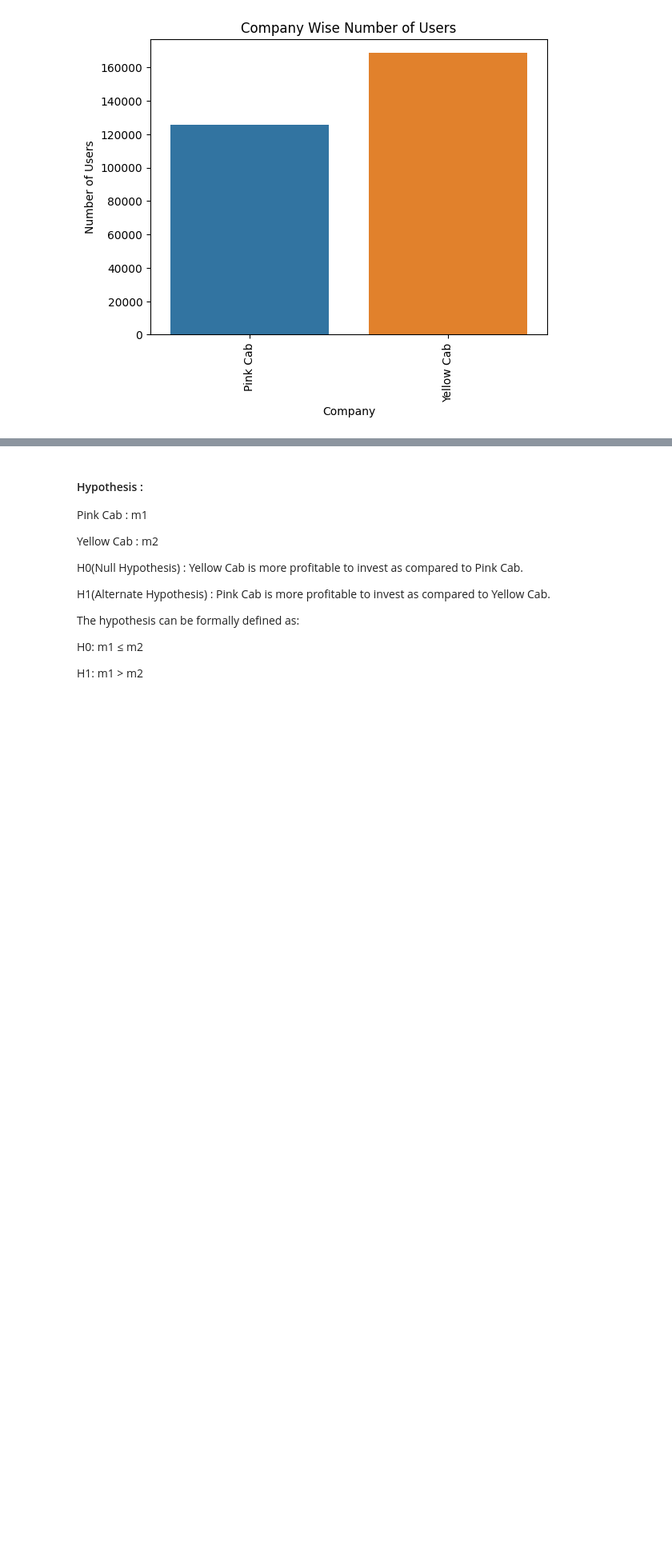
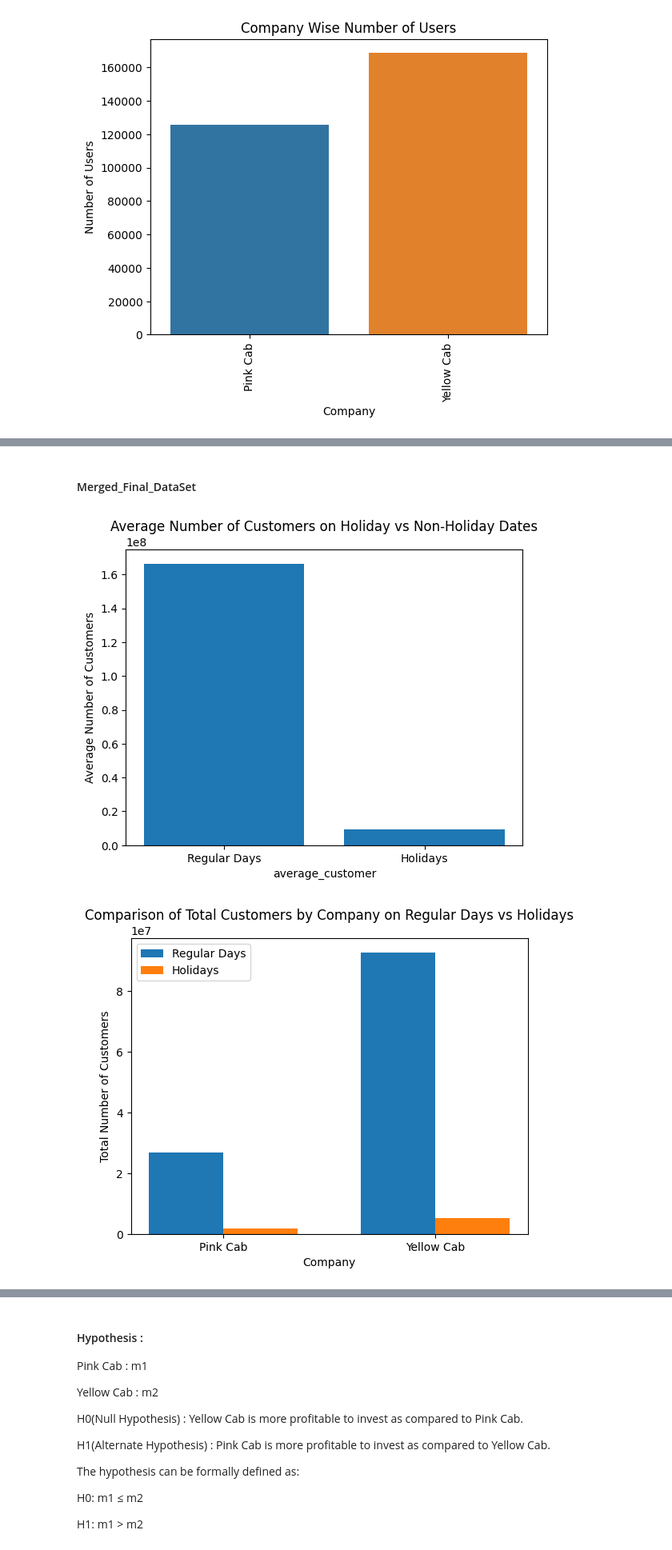
Before and after one commit to vasuvs45/G2M_Cab_Investement, a Jupyter notebook: DataAnalysis_Week2.ipynb, the cells around one changed output, grey strips where cells are left out. Shown at 80% size. Cells and saved outputs as stored; diff of their text form; code cells hidden in the pictures; blank space fills up the shorter version.

```diff
--- a/DataAnalysis_Week2.ipynb
+++ b/DataAnalysis_Week2.ipynb
@@ -376,0 +394,73 @@ plt.show()
+# %% [markdown]
+#### Merged_Final_DataSet
+# %%
+import pandas as pd
+import numpy as np
+import seaborn as sns
+import matplotlib.pyplot as plt
+final_data_set=pd.read_csv('final_data.csv')
+final_data_set.columns
+df_cab = pd.read_csv('Cab_Data.csv')
+df_holiday = pd.read_csv('US Holiday Dates (2004-2021).csv')
+#cab_df = pd.read_csv('YOURDIRECTORY/Cab_Data.csv')
+final_data_set['Date of Travelling'] = pd.to_datetime(df_cab['Date of Travel'], origin='1899-12-30', unit='D')
+#final_data_set['Date of Travel'] = final_data_set['Date of Travel'].dt.strftime('%-m/%-d/%Y')
+final_data_set['Date of Travelling']
+final_data_set['travel_date']=  pd.to_datetime(final_data_set['Date of Travelling'])
+df_holiday['holiday_date'] = pd.to_datetime(df_holiday['Date'])
+
+
+final_data_set['Number of Customers'] = final_data_set.groupby('travel_date')['Transaction ID'].transform('count')
+
+merged_final_data_set = pd.merge(final_data_set, df_holiday['holiday_date'], left_on='travel_date', right_on='holiday_date', how='left')
+
+
+
+merged_final_data_set['is_holiday'] = merged_final_data_set['holiday_date'].notnull()
+
+merged_final_data_set.columns
+
+total_customers = merged_final_data_set.groupby('is_holiday')['Number of Customers'].sum()
+
+total_customers
+
+plt.bar(['Regular Days', 'Holidays'], total_customers)
+plt.xlabel( 'average_customer')
+plt.ylabel('Average Number of Customers')
+plt.title('Average Number of Customers on Holiday vs Non-Holiday Dates')
+plt.show()
+
+
+
+regular_days_data = merged_final_data_set[merged_final_data_set['is_holiday'] == False]
+
+holiday_data = merged_final_data_set[merged_final_data_set['is_holiday'] == True]
+
+regular_days_customers = regular_days_data.groupby('Company')['Number of Customers'].sum()
+
+
+holiday_customers = holiday_data.groupby('Company')['Number of Customers'].sum()
+
+companies = ['Pink Cab', 'Yellow Cab']
+x = range(len(companies))
+width = 0.35
+
+fig, ax = plt.subplots()
+rects1 = ax.bar(x, regular_days_customers, width, label='Regular Days')
+rects2 = ax.bar([i + width for i in x], holiday_customers, width, label='Holidays')
+
+ax.set_xlabel('Company')
+ax.set_ylabel('Total Number of Customers')
+ax.set_title('Comparison of Total Customers by Company on Regular Days vs Holidays')
+ax.set_xticks([i + width/2 for i in x])
+ax.set_xticklabels(companies)
+ax.legend()
+
+plt.show()
+merged_final_data_set.columns
+#merged_final_data_set.drop('Date of Travel',axis = 1,inplace = True)
+merged_final_data_set.drop('Date of Travelling',axis = 1,inplace = True)
+merged_final_data_set.to_csv('merged_final_data.csv')
+# %% [output]
+[figure, added]
+[figure, added]
```
Also changed, not shown: parts of 4 cells of this notebook.
